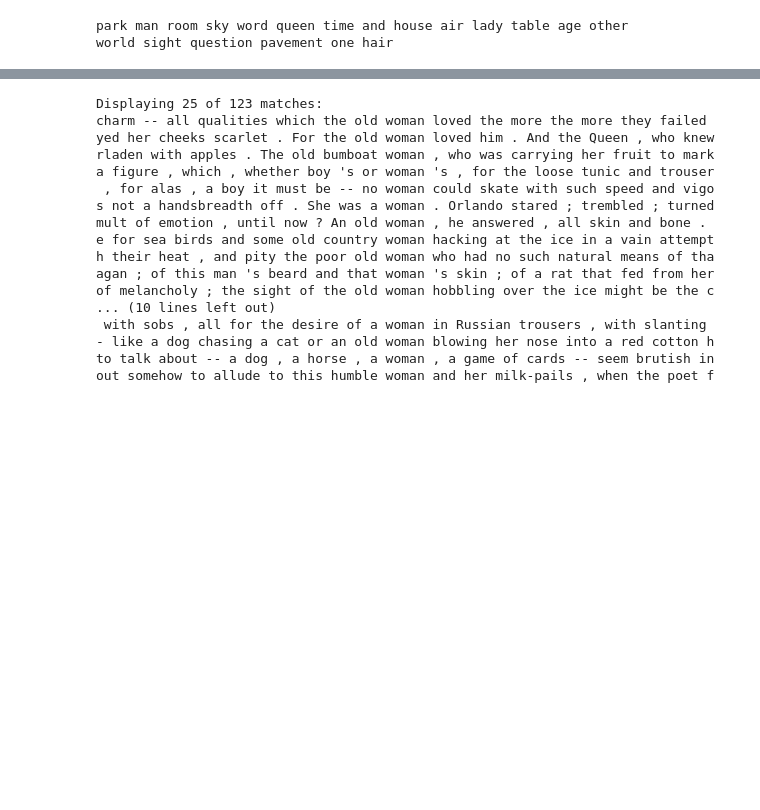
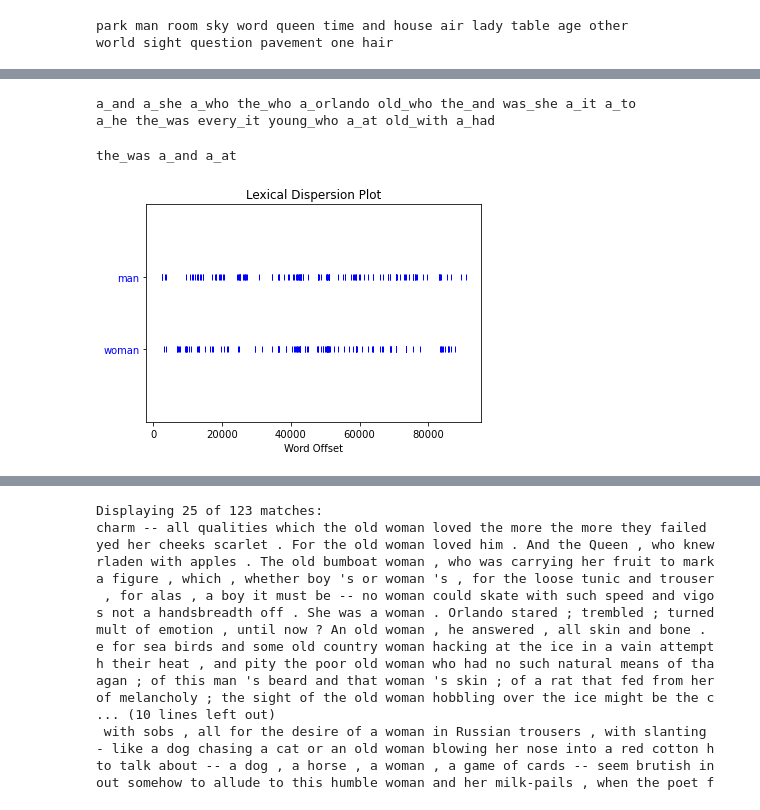
Before and after one commit to gofilipa/qt, a Jupyter notebook: qt_writings/one/orlando/learning_nltk.ipynb, the cells around one changed output, grey strips where cells are left out. Drawn from its saved outputs; the diff is of its cells as text; code cells hidden in the pictures; blank space fills up the shorter version.

```diff
--- a/qt_writings/one/orlando/learning_nltk.ipynb
+++ b/qt_writings/one/orlando/learning_nltk.ipynb
@@ -124,0 +163,13 @@ world sight question pavement one hair
+# %%
+orl.common_contexts(["woman", "man"])
+# %% [output]
+a_and a_she a_who the_who a_orlando old_who the_and was_she a_it a_to
+a_he the_was every_it young_who a_at old_with a_had
+# %%
+orl.common_contexts(["man", "moment", "night"])
+# %% [output]
+the_was a_and a_at
+# %%
+orl.dispersion_plot(["man", "woman"])
+# %% [output]
+[figure, added]
```
Also changed, not shown: parts of 21 cells of this notebook, 8 other files.
